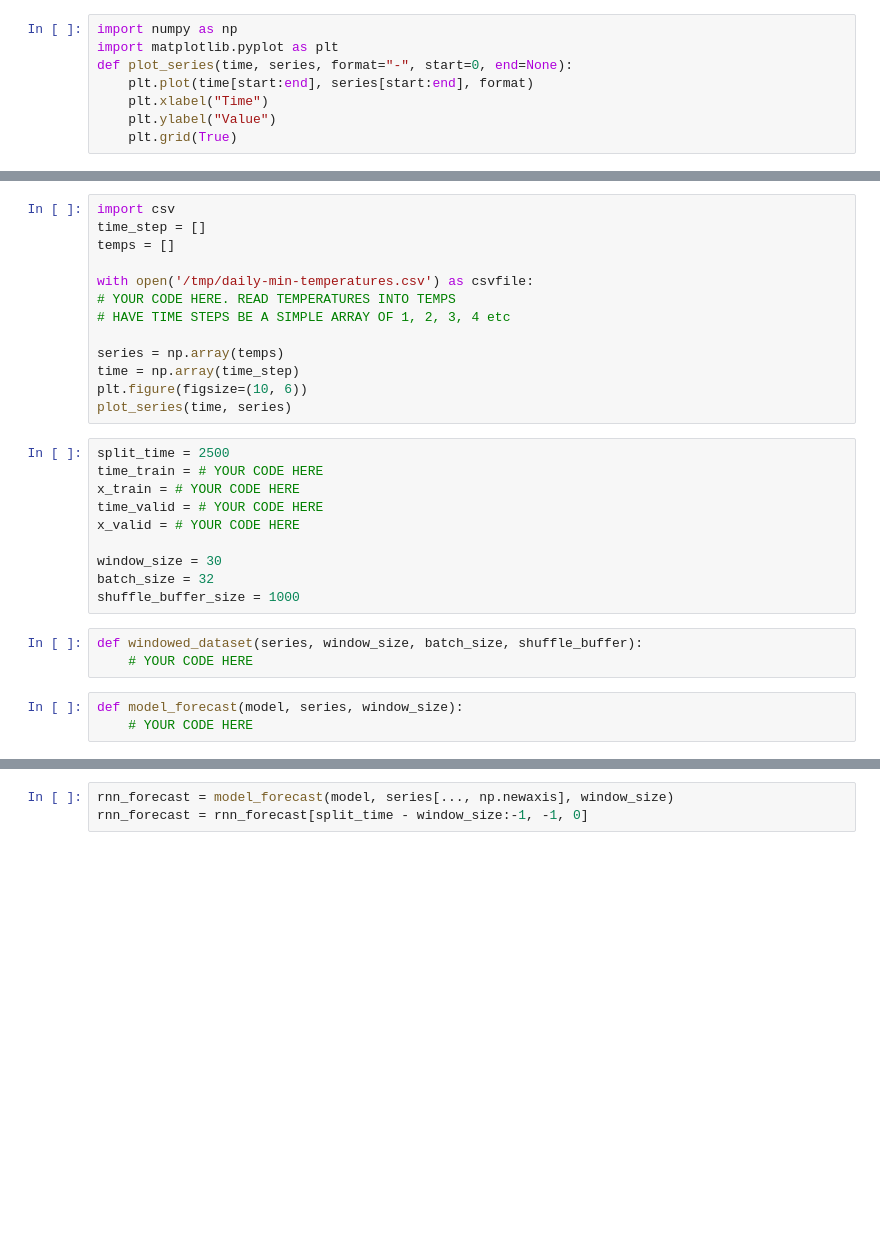
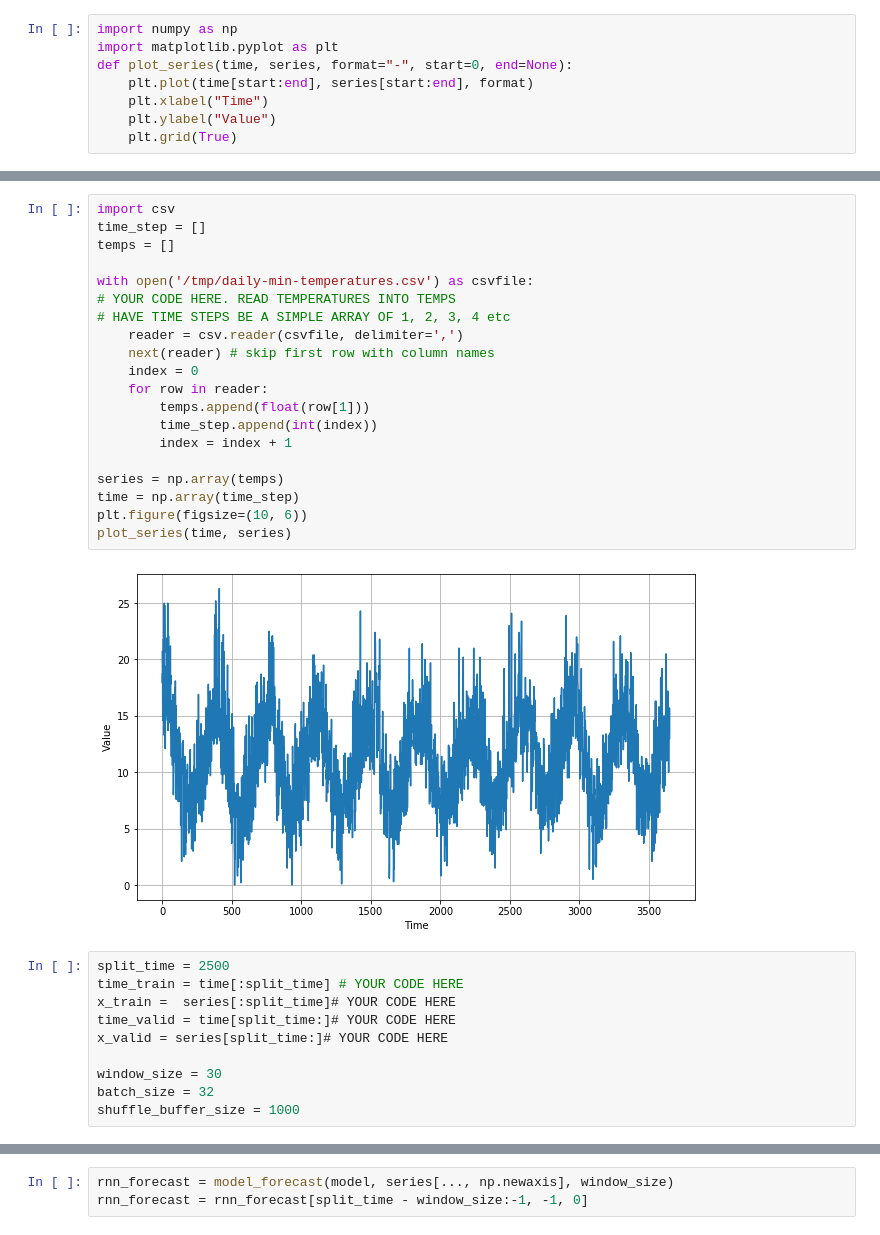
Before and after one commit to sergejhorvat/TensorFlow-in-Practice---Coursera, a Jupyter notebook: Sequences, Time Series and Prediction/S+P_Week_4_Exercise_Question.ipynb, the cells around one changed output, grey strips where cells are left out. Saved outputs shown, nothing was run; the diff lists cells and outputs as text; blank space fills up the shorter version.

```diff
--- a/Sequences, Time Series and Prediction/S+P_Week_4_Exercise_Question.ipynb
+++ b/Sequences, Time Series and Prediction/S+P_Week_4_Exercise_Question.ipynb
@@ -20,29 +51,32 @@ def plot_series(time, series, format="-", start=0, end=None):
 # %%
 import csv
 time_step = []
 temps = []
 
 with open('/tmp/daily-min-temperatures.csv') as csvfile:
 # YOUR CODE HERE. READ TEMPERATURES INTO TEMPS
 # HAVE TIME STEPS BE A SIMPLE ARRAY OF 1, 2, 3, 4 etc
+    reader = csv.reader(csvfile, delimiter=',')
+    next(reader) # skip first row with column names
+    index = 0
+    for row in reader:
+        temps.append(float(row[1]))
+        time_step.append(int(index))
+        index = index + 1
 
 series = np.array(temps)
 time = np.array(time_step)
 plt.figure(figsize=(10, 6))
 plot_series(time, series)
+# %% [output]
+[figure, added]
 # %%
 split_time = 2500
-time_train = # YOUR CODE HERE
-x_train = # YOUR CODE HERE
-time_valid = # YOUR CODE HERE
-x_valid = # YOUR CODE HERE
+time_train = time[:split_time] # YOUR CODE HERE
+x_train =  series[:split_time]# YOUR CODE HERE
+time_valid = time[split_time:]# YOUR CODE HERE
+x_valid = series[split_time:]# YOUR CODE HERE
 
 window_size = 30
 batch_size = 32
 shuffle_buffer_size = 1000
-# %%
-def windowed_dataset(series, window_size, batch_size, shuffle_buffer):
-    # YOUR CODE HERE
-# %%
-def model_forecast(model, series, window_size):
-    # YOUR CODE HERE
```
Also changed, not shown: parts of 11 cells of this notebook.
